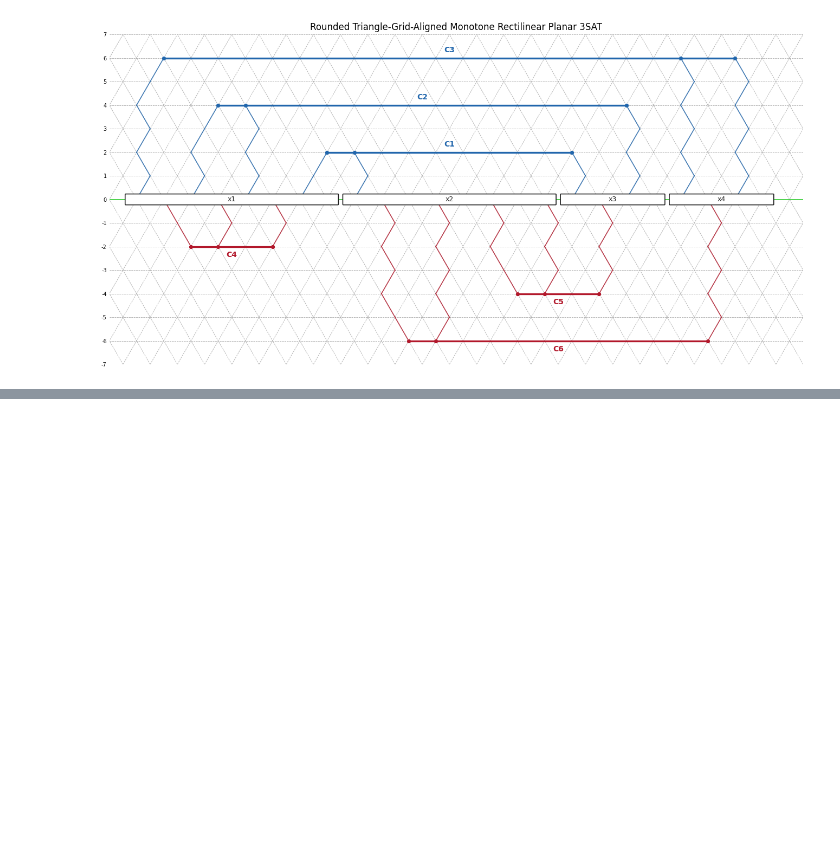
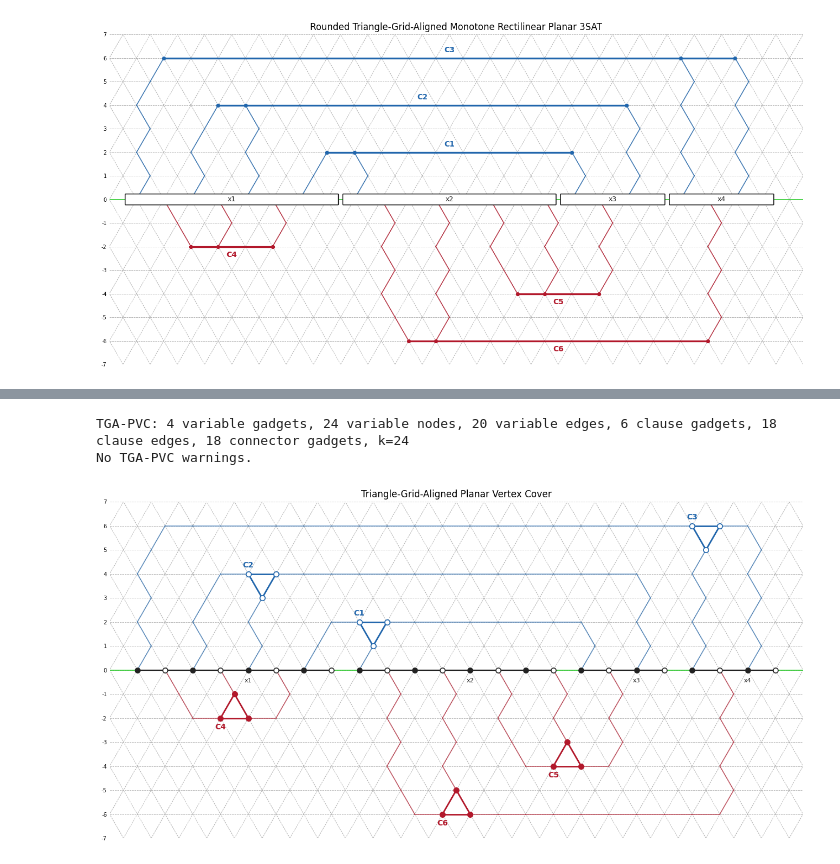
Before and after one commit to farms4life2016/dunes-flower-defense, a Jupyter notebook: python-prototype/mrp3sat_reduction_v2.ipynb, the cells around one changed output, grey strips where cells are left out. Drawn from its saved outputs; the diff is of its cells as text; code cells hidden in the pictures; blank space fills up the shorter version.

```diff
--- a/python-prototype/mrp3sat_reduction_v2.ipynb
+++ b/python-prototype/mrp3sat_reduction_v2.ipynb
@@ -1506,0 +1510,33 @@ plt.show()
+# %%
+# GRAPH DATA STRUCTURES
+
+@dataclass(frozen=True)
+class VariableGadget:
+    variable: int
+    verticies: tuple[Point, ...]
+    edges: tuple[GridEdge, ...]
+
+
+@dataclass(frozen=True)
+class ClauseGadget:
+    label: int
+    left: Point
+    middle: Point
+    right: Point
+    edges: tuple[GridEdge, ...]
+
+
+@dataclass(frozen=True)
+class ConnectorGadget:
+    clause_label: int
+    variable: int
+    slot: int
+    edge: GridEdge
+
+
+@dataclass(frozen=True)
+class PVCGraph:
+    variable_gadgets: dict[int, VariableGadget]
+    clause_gadgets: dict[int, ClauseGadget]
+    connector_gadgets: tuple[ConnectorGadget, ...]
+    k: int  # can we find a vertex cover of size k?
@@ -1506,0 +1936,9 @@ plt.show()
+# %%
+tga_pvc_graph = convert_rounded_tga_to_pvc(rounded_tga_graph)
+summarize_tga_pvc_graph(tga_pvc_graph)
+fig, axis = draw_tga_pvc_graph(tga_pvc_graph)
+plt.show()
+# %% [output]
+TGA-PVC: 4 variable gadgets, 24 variable nodes, 20 variable edges, 6 clause gadgets, 18 clause edges, 18 connector gadgets, k=24
+No TGA-PVC warnings.
+[figure, added]
```
Also changed, not shown: parts of 5 cells of this notebook, 1 other file.
